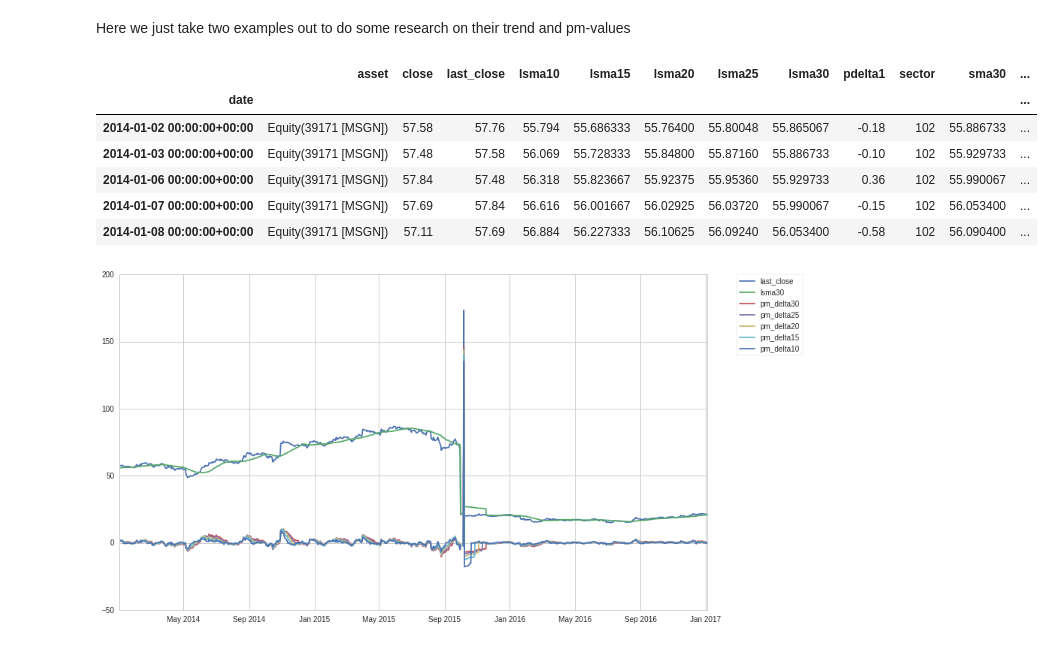
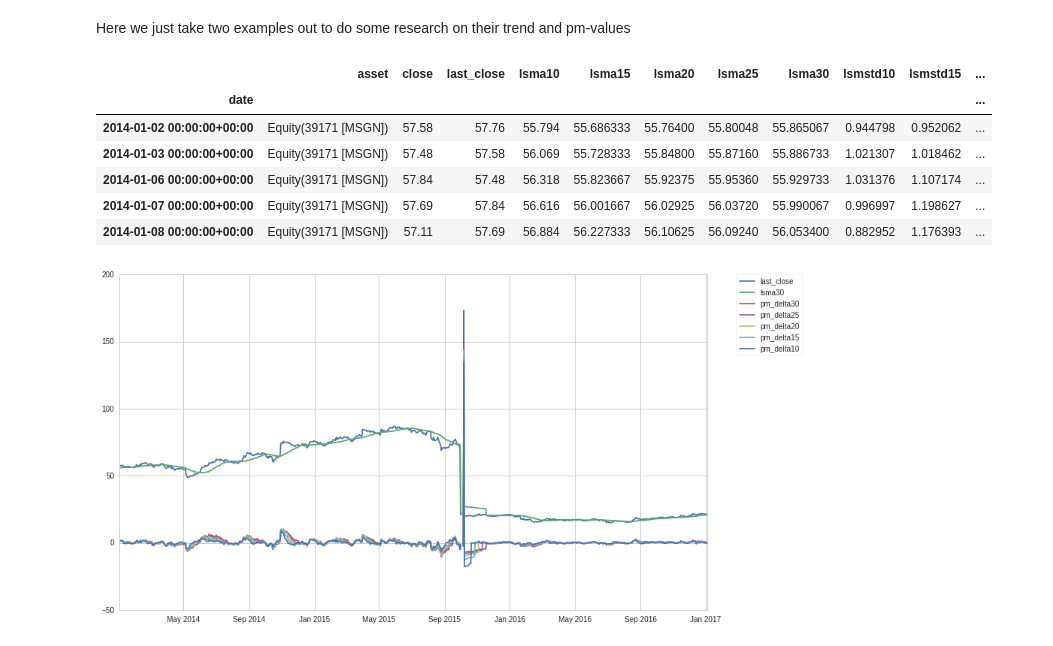
Before and after one commit to carychen/PPX, a Jupyter notebook: code/modified_mean_reverse/research/Mean+Reverse+Research+1.ipynb, the cells around one changed output. Drawn from its saved outputs; the diff is of its cells as text; code cells hidden in the pictures.

```diff
--- a/code/modified_mean_reverse/research/Mean+Reverse+Research+1.ipynb
+++ b/code/modified_mean_reverse/research/Mean+Reverse+Research+1.ipynb
@@ -123,9 +175,22 @@ data
+# %%
+def calculate_pm_delta(data, lsma_cols):
+    """
+    Calculate pm-delta for the data.
+    Args:
+        data: The input data set.
+        lsma_cols: lsma columns need to calculate the pm-delta.
+    """
+    for lsm_col in lsma_cols:
+        pm_delta_name = 'pm_delta' + filter(str.isdigit, lsm_col)
+        data[pm_delta_name] = data.last_close - data[lsm_col]
+    return data
 # %% [markdown]
 ## Step 1. Correlation between P-Delta and PM-Delta
 # %% [markdown]
 ### Fetch and validate data
 # %%
-data1 = get_data(start = '2014-01-01', end = '2017-01-01')
-
+data1 = get_data(start = '2014-01-01', end = '2017-01-01', include_sector=True)
+data1 = filter_out_bad_assets(data1)
+data1 = calculate_pm_delta(data1, ['lsma10', 'lsma15', 'lsma20', 'lsma25', 'lsma30'])
 data1.head()
 # %% [output]
@@ -147,8 +213,0 @@ data1.loc['2014-01-03'].head()
-# %%
-data1['pm_delta30'] = data1.last_close - data1.lsma30
-data1['pm_delta25'] = data1.last_close - data1.lsma25
-data1['pm_delta20'] = data1.last_close - data1.lsma20
-data1['pm_delta15'] = data1.last_close - data1.lsma15
-data1['pm_delta10'] = data1.last_close - data1.lsma10
-
-data1.head()
@@ -166,4 +213,0 @@ Filter out stocks that has less than 30 days record in the data.
-# %%
-# Flat the table, so we just have timestamp index and set asset to a new column
-data1 = data1.reset_index().rename(columns = {'level_0': 'date', 'level_1': 'asset'}).set_index('date')
-data1.head()
@@ -250,16 +283,16 @@ Equity(2, symbol=u'ARNC', asset_name=u'ARCONIC INC', exchange=u'NYSE', start_dat
 # %% [markdown]
 Here we just take two examples out to do some research on their trend and pm-values
 # %%
-t = data[data.asset == symbols('MSGN')]
+t = data1[data1.asset == symbols('MSGN')]
 t.head()
 # %% [output]
-|  | asset | close | last_close | lsma10 | lsma15 | lsma20 | lsma25 | lsma30 | pdelta1 | sector | sma30 | ... |
-| date |  |  |  |  |  |  |  |  |  |  |  | ... |
-| 2014-01-02 00:00:00+00:00 | Equity(39171 [MSGN]) | 57.58 | 57.76 | 55.794 | 55.686333 | 55.76400 | 55.80048 | 55.865067 | -0.18 | 102 | 55.886733 | ... |
-| 2014-01-03 00:00:00+00:00 | Equity(39171 [MSGN]) | 57.48 | 57.58 | 56.069 | 55.728333 | 55.84800 | 55.87160 | 55.886733 | -0.10 | 102 | 55.929733 | ... |
-| 2014-01-06 00:00:00+00:00 | Equity(39171 [MSGN]) | 57.84 | 57.48 | 56.318 | 55.823667 | 55.92375 | 55.95360 | 55.929733 | 0.36 | 102 | 55.990067 | ... |
-| 2014-01-07 00:00:00+00:00 | Equity(39171 [MSGN]) | 57.69 | 57.84 | 56.616 | 56.001667 | 56.02925 | 56.03720 | 55.990067 | -0.15 | 102 | 56.053400 | ... |
-| 2014-01-08 00:00:00+00:00 | Equity(39171 [MSGN]) | 57.11 | 57.69 | 56.884 | 56.227333 | 56.10625 | 56.09240 | 56.053400 | -0.58 | 102 | 56.090400 | ... |
+|  | asset | close | last_close | lsma10 | lsma15 | lsma20 | lsma25 | lsma30 | lsmstd10 | lsmstd15 | ... |
+| date |  |  |  |  |  |  |  |  |  |  | ... |
+| 2014-01-02 00:00:00+00:00 | Equity(39171 [MSGN]) | 57.58 | 57.76 | 55.794 | 55.686333 | 55.76400 | 55.80048 | 55.865067 | 0.944798 | 0.952062 | ... |
+| 2014-01-03 00:00:00+00:00 | Equity(39171 [MSGN]) | 57.48 | 57.58 | 56.069 | 55.728333 | 55.84800 | 55.87160 | 55.886733 | 1.021307 | 1.018462 | ... |
+| 2014-01-06 00:00:00+00:00 | Equity(39171 [MSGN]) | 57.84 | 57.48 | 56.318 | 55.823667 | 55.92375 | 55.95360 | 55.929733 | 1.031376 | 1.107174 | ... |
+| 2014-01-07 00:00:00+00:00 | Equity(39171 [MSGN]) | 57.69 | 57.84 | 56.616 | 56.001667 | 56.02925 | 56.03720 | 55.990067 | 0.996997 | 1.198627 | ... |
+| 2014-01-08 00:00:00+00:00 | Equity(39171 [MSGN]) | 57.11 | 57.69 | 56.884 | 56.227333 | 56.10625 | 56.09240 | 56.053400 | 0.882952 | 1.176393 | ... |
 # %%
 plt.plot(t.last_close)
 plt.plot(t.lsma30)
```
Also changed, not shown: parts of 39 cells of this notebook.
